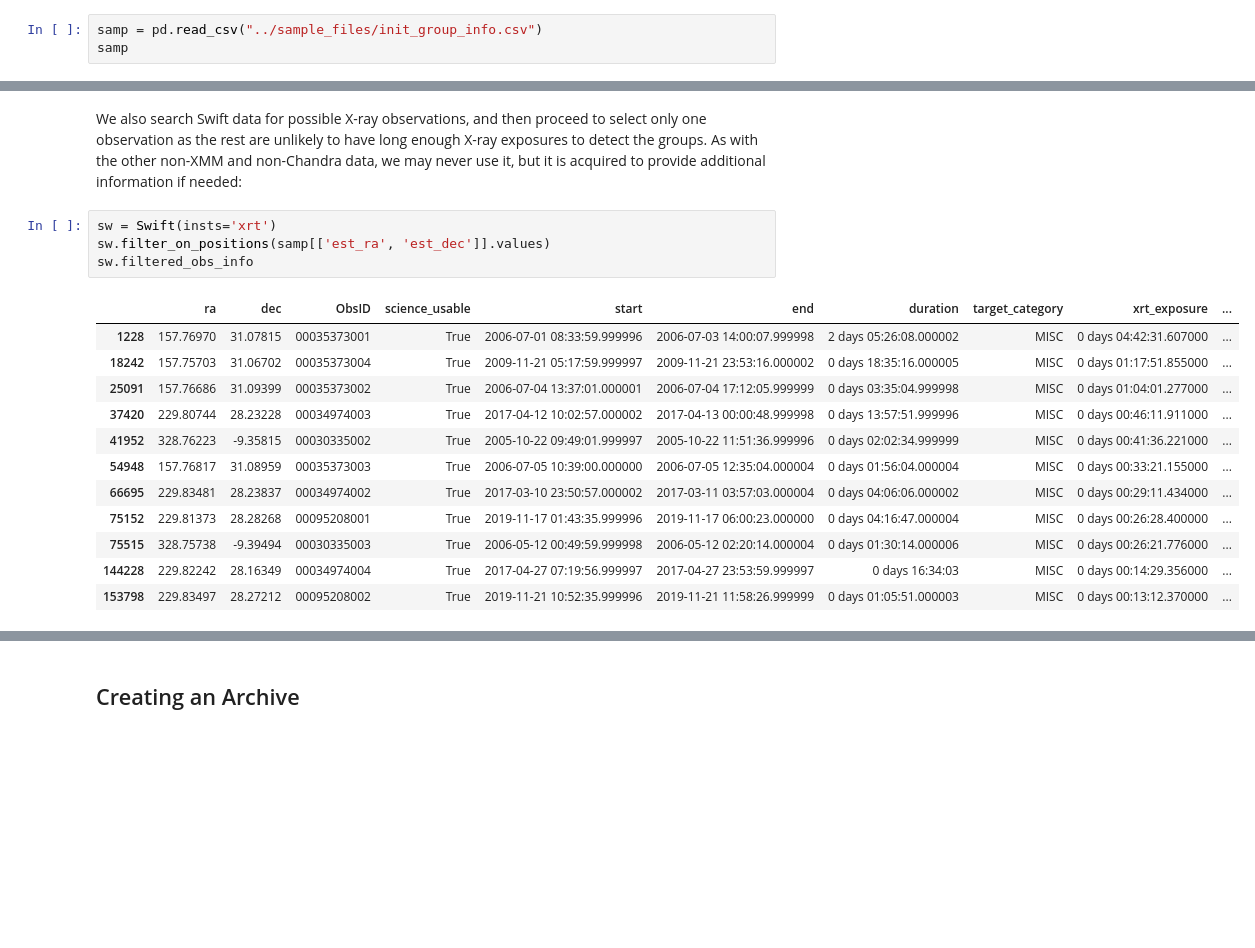
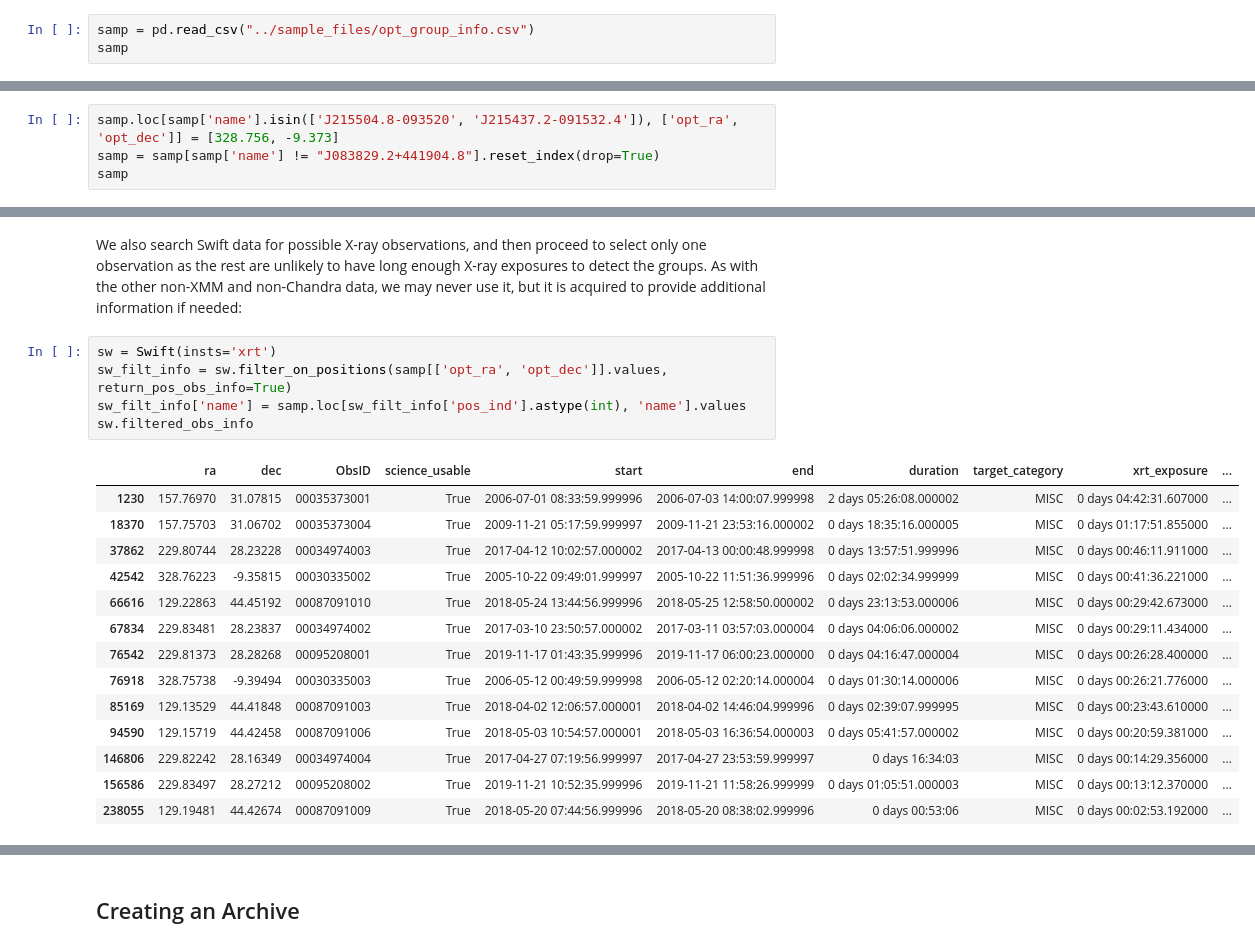
Before and after one commit to DavidT3/OVI_groups, a Jupyter notebook: notebooks/get_xray_data.ipynb, the cells around one changed output, grey strips where cells are left out. Saved outputs shown, nothing was run; the diff lists cells and outputs as text; blank space fills up the shorter version.

```diff
--- a/notebooks/get_xray_data.ipynb
+++ b/notebooks/get_xray_data.ipynb
@@ -26,6 +26,6 @@ from warnings import warn
 # %% [markdown]
 Reading in the sample file that contains the positions of the groups, these will be used to locate relevant X-ray observations:
 # %%
-samp = pd.read_csv("../sample_files/init_group_info.csv")
+samp = pd.read_csv("../sample_files/opt_group_info.csv")
 samp
 # %% [output]
@@ -40,0 +44,4 @@ samp
+# %%
+samp.loc[samp['name'].isin(['J215504.8-093520', 'J215437.2-091532.4']), ['opt_ra', 'opt_dec']] = [328.756, -9.373]
+samp = samp[samp['name'] != "J083829.2+441904.8"].reset_index(drop=True)
+samp
@@ -167,18 +227,21 @@ su.download(download_processed=True)
 We also search Swift data for possible X-ray observations, and then proceed to select only one observation as the rest are unlikely to have long enough X-ray exposures to detect the groups. As with the other non-XMM and non-Chandra data, we may never use it, but it is acquired to provide additional information if needed:
 # %%
 sw = Swift(insts='xrt')
-sw.filter_on_positions(samp[['est_ra', 'est_dec']].values)
+sw_filt_info = sw.filter_on_positions(samp[['opt_ra', 'opt_dec']].values, return_pos_obs_info=True)
+sw_filt_info['name'] = samp.loc[sw_filt_info['pos_ind'].astype(int), 'name'].values
 sw.filtered_obs_info
 # %% [output]
 |  | ra | dec | ObsID | science_usable | start | end | duration | target_category | xrt_exposure | ... |
-| 1228 | 157.76970 | 31.07815 | 00035373001 | True | 2006-07-01 08:33:59.999996 | 2006-07-03 14:00:07.999998 | 2 days 05:26:08.000002 | MISC | 0 days 04:42:31.607000 | ... |
-| 18242 | 157.75703 | 31.06702 | 00035373004 | True | 2009-11-21 05:17:59.999997 | 2009-11-21 23:53:16.000002 | 0 days 18:35:16.000005 | MISC | 0 days 01:17:51.855000 | ... |
-| 25091 | 157.76686 | 31.09399 | 00035373002 | True | 2006-07-04 13:37:01.000001 | 2006-07-04 17:12:05.999999 | 0 days 03:35:04.999998 | MISC | 0 days 01:04:01.277000 | ... |
-| 37420 | 229.80744 | 28.23228 | 00034974003 | True | 2017-04-12 10:02:57.000002 | 2017-04-13 00:00:48.999998 | 0 days 13:57:51.999996 | MISC | 0 days 00:46:11.911000 | ... |
-| 41952 | 328.76223 | -9.35815 | 00030335002 | True | 2005-10-22 09:49:01.999997 | 2005-10-22 11:51:36.999996 | 0 days 02:02:34.999999 | MISC | 0 days 00:41:36.221000 | ... |
-| 54948 | 157.76817 | 31.08959 | 00035373003 | True | 2006-07-05 10:39:00.000000 | 2006-07-05 12:35:04.000004 | 0 days 01:56:04.000004 | MISC | 0 days 00:33:21.155000 | ... |
-| 66695 | 229.83481 | 28.23837 | 00034974002 | True | 2017-03-10 23:50:57.000002 | 2017-03-11 03:57:03.000004 | 0 days 04:06:06.000002 | MISC | 0 days 00:29:11.434000 | ... |
-| 75152 | 229.81373 | 28.28268 | 00095208001 | True | 2019-11-17 01:43:35.999996 | 2019-11-17 06:00:23.000000 | 0 days 04:16:47.000004 | MISC | 0 days 00:26:28.400000 | ... |
-| 75515 | 328.75738 | -9.39494 | 00030335003 | True | 2006-05-12 00:49:59.999998 | 2006-05-12 02:20:14.000004 | 0 days 01:30:14.000006 | MISC | 0 days 00:26:21.776000 | ... |
-| 144228 | 229.82242 | 28.16349 | 00034974004 | True | 2017-04-27 07:19:56.999997 | 2017-04-27 23:53:59.999997 | 0 days 16:34:03 | MISC | 0 days 00:14:29.356000 | ... |
-| 153798 | 229.83497 | 28.27212 | 00095208002 | True | 2019-11-21 10:52:35.999996 | 2019-11-21 11:58:26.999999 | 0 days 01:05:51.000003 | MISC | 0 days 00:13:12.370000 | ... |
+| 1230 | 157.76970 | 31.07815 | 00035373001 | True | 2006-07-01 08:33:59.999996 | 2006-07-03 14:00:07.999998 | 2 days 05:26:08.000002 | MISC | 0 days 04:42:31.607000 | ... |
+| 18370 | 157.75703 | 31.06702 | 00035373004 | True | 2009-11-21 05:17:59.999997 | 2009-11-21 23:53:16.000002 | 0 days 18:35:16.000005 | MISC | 0 days 01:17:51.855000 | ... |
+| 37862 | 229.80744 | 28.23228 | 00034974003 | True | 2017-04-12 10:02:57.000002 | 2017-04-13 00:00:48.999998 | 0 days 13:57:51.999996 | MISC | 0 days 00:46:11.911000 | ... |
+| 42542 | 328.76223 | -9.35815 | 00030335002 | True | 2005-10-22 09:49:01.999997 | 2005-10-22 11:51:36.999996 | 0 days 02:02:34.999999 | MISC | 0 days 00:41:36.221000 | ... |
+| 66616 | 129.22863 | 44.45192 | 00087091010 | True | 2018-05-24 13:44:56.999996 | 2018-05-25 12:58:50.000002 | 0 days 23:13:53.000006 | MISC | 0 days 00:29:42.673000 | ... |
+| 67834 | 229.83481 | 28.23837 | 00034974002 | True | 2017-03-10 23:50:57.000002 | 2017-03-11 03:57:03.000004 | 0 days 04:06:06.000002 | MISC | 0 days 00:29:11.434000 | ... |
+| 76542 | 229.81373 | 28.28268 | 00095208001 | True | 2019-11-17 01:43:35.999996 | 2019-11-17 06:00:23.000000 | 0 days 04:16:47.000004 | MISC | 0 days 00:26:28.400000 | ... |
+| 76918 | 328.75738 | -9.39494 | 00030335003 | True | 2006-05-12 00:49:59.999998 | 2006-05-12 02:20:14.000004 | 0 days 01:30:14.000006 | MISC | 0 days 00:26:21.776000 | ... |
+| 85169 | 129.13529 | 44.41848 | 00087091003 | True | 2018-04-02 12:06:57.000001 | 2018-04-02 14:46:04.999996 | 0 days 02:39:07.999995 | MISC | 0 days 00:23:43.610000 | ... |
+| 94590 | 129.15719 | 44.42458 | 00087091006 | True | 2018-05-03 10:54:57.000001 | 2018-05-03 16:36:54.000003 | 0 days 05:41:57.000002 | MISC | 0 days 00:20:59.381000 | ... |
+| 146806 | 229.82242 | 28.16349 | 00034974004 | True | 2017-04-27 07:19:56.999997 | 2017-04-27 23:53:59.999997 | 0 days 16:34:03 | MISC | 0 days 00:14:29.356000 | ... |
+| 156586 | 229.83497 | 28.27212 | 00095208002 | True | 2019-11-21 10:52:35.999996 | 2019-11-21 11:58:26.999999 | 0 days 01:05:51.000003 | MISC | 0 days 00:13:12.370000 | ... |
+| 238055 | 129.19481 | 44.42674 | 00087091009 | True | 2018-05-20 07:44:56.999996 | 2018-05-20 08:38:02.999996 | 0 days 00:53:06 | MISC | 0 days 00:02:53.192000 | ... |
```
Also changed, not shown: parts of 24 cells of this notebook.
